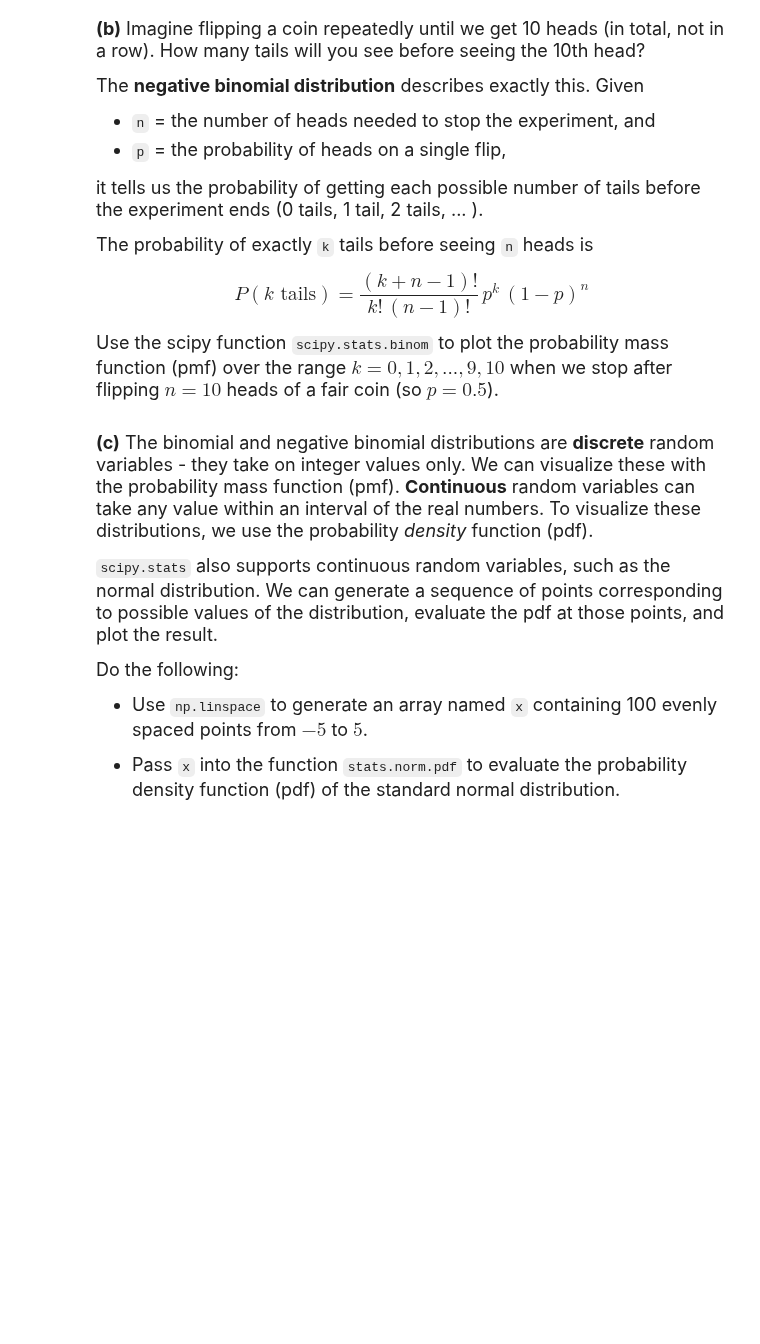
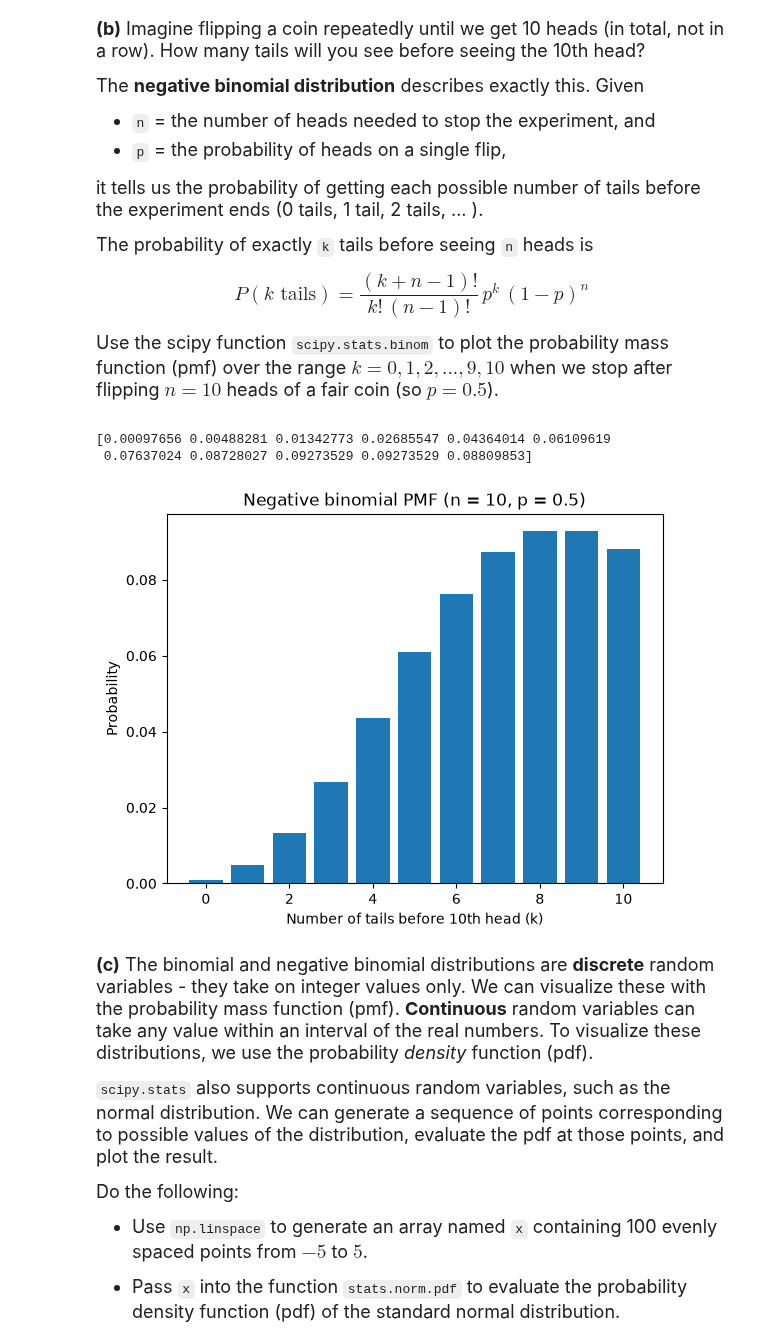
Before and after one commit to SarahWang06/datasci185fall2026, a Jupyter notebook: _assignments/assignment_3/Assignment3.ipynb, the cells around one changed output. Cells and saved outputs as stored; diff of their text form; code cells hidden in the pictures; blank space fills up the shorter version.

```diff
--- a/_assignments/assignment_3/Assignment3.ipynb
+++ b/_assignments/assignment_3/Assignment3.ipynb
@@ -43,6 +52,27 @@ $$P(k \text{ tails}) = \frac{(k+n-1)!}{k!\,(n-1)!}\, p^{k}\,(1-p)^{n}$$
 Use the scipy function `scipy.stats.binom` to plot the probability mass function (pmf) over the range $k=0, 1, 2, ..., 9, 10$ when we stop after flipping $n=10$ heads of a fair coin (so $p = 0.5$).
 # %%
 # your code here
+import scipy.stats as stats
+import matplotlib.pyplot as plt
+
+
+possible_tails = [0,1,2,3,4,5,6,7,8,9,10]
+n=10
+p=0.5
+
+probability = stats.nbinom.pmf(possible_tails, n, p)
+stats.nbinom.pmf(possible_tails, n, p)
+print(probability)
+
+plt.bar(possible_tails, probability)
+plt.xlabel('Number of tails before 10th head (k)')
+plt.ylabel('Probability')
+plt.title('Negative binomial PMF (n = 10, p = 0.5)')
+plt.show()
+# %% [output]
+[0.00097656 0.00488281 0.01342773 0.02685547 0.04364014 0.06109619
+ 0.07637024 0.08728027 0.09273529 0.09273529 0.08809853]
+[figure, added]
 # %% [markdown]
 <font size = "4">
 
```
Also changed, not shown: parts of 5 cells of this notebook, 2 other files.
